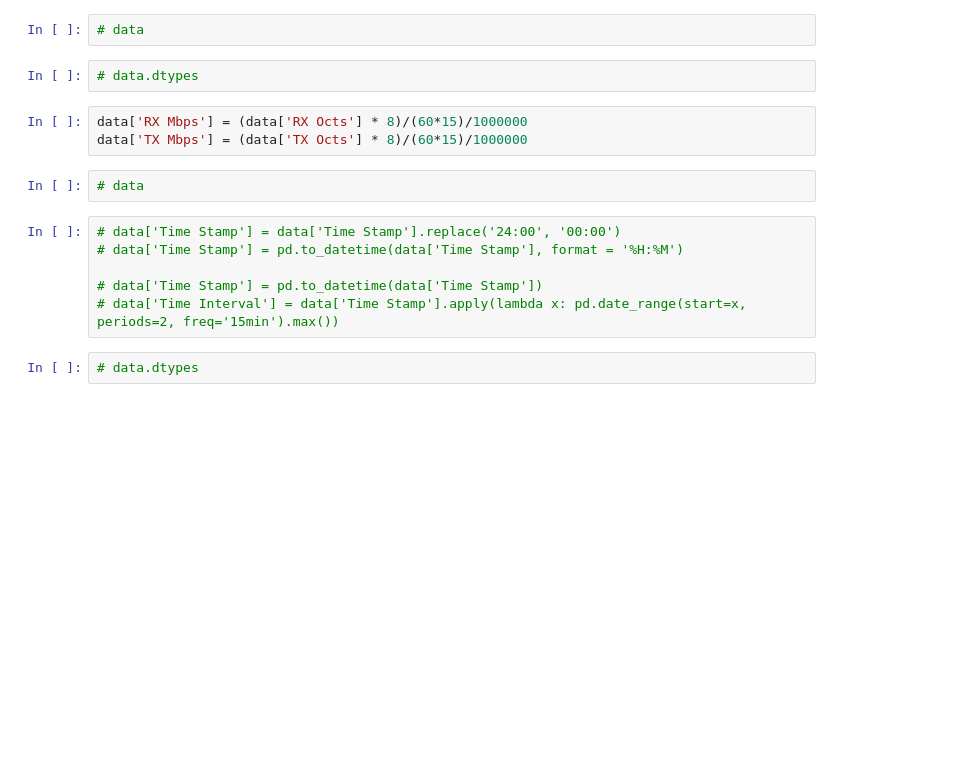
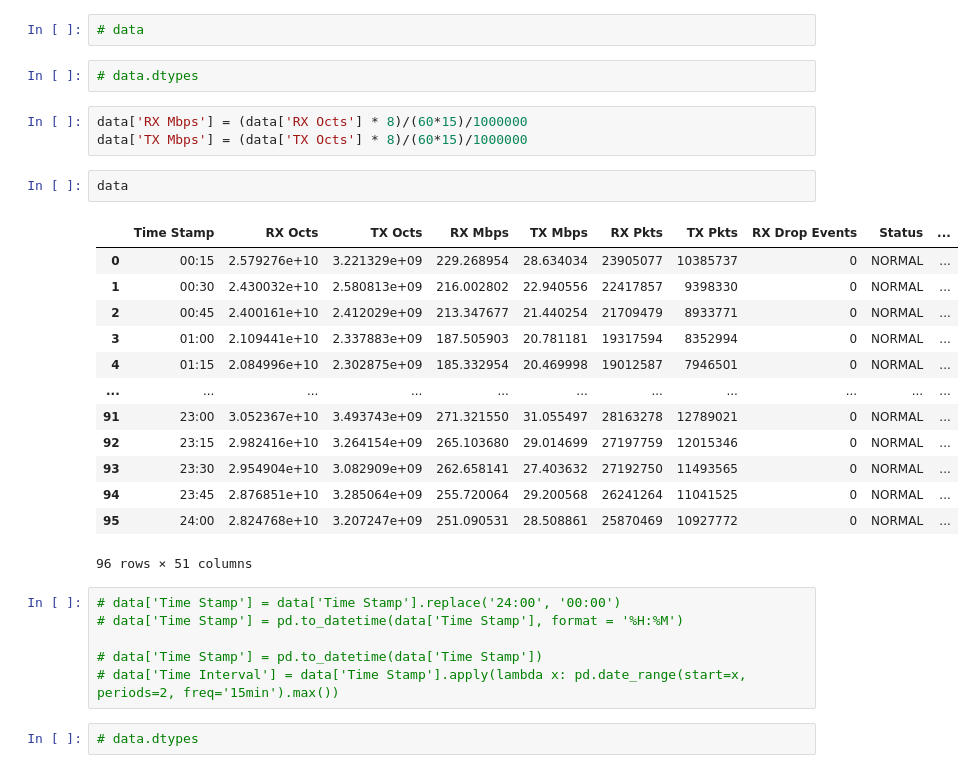
Before and after one commit to hanfx/rmon-utilization-graph, a Jupyter notebook: rmon.ipynb, the cells around one changed output. Saved outputs shown, nothing was run; the diff lists cells and outputs as text; blank space fills up the shorter version.

```diff
--- a/rmon.ipynb
+++ b/rmon.ipynb
@@ -55,8 +55,22 @@ data['TX Octs'] = data['TX Octs'].astype(float)
 # %%
 data['RX Mbps'] = (data['RX Octs'] * 8)/(60*15)/1000000
 data['TX Mbps'] = (data['TX Octs'] * 8)/(60*15)/1000000
-# %%
-# data
+# %%
+data
+# %% [output]
+|  | Time Stamp | RX Octs | TX Octs | RX Mbps | TX Mbps | RX Pkts | TX Pkts | RX Drop Events | Status | ... |
+| 0 | 00:15 | 2.579276e+10 | 3.221329e+09 | 229.268954 | 28.634034 | 23905077 | 10385737 | 0 | NORMAL | ... |
+| 1 | 00:30 | 2.430032e+10 | 2.580813e+09 | 216.002802 | 22.940556 | 22417857 | 9398330 | 0 | NORMAL | ... |
+| 2 | 00:45 | 2.400161e+10 | 2.412029e+09 | 213.347677 | 21.440254 | 21709479 | 8933771 | 0 | NORMAL | ... |
+| 3 | 01:00 | 2.109441e+10 | 2.337883e+09 | 187.505903 | 20.781181 | 19317594 | 8352994 | 0 | NORMAL | ... |
+| 4 | 01:15 | 2.084996e+10 | 2.302875e+09 | 185.332954 | 20.469998 | 19012587 | 7946501 | 0 | NORMAL | ... |
+| ... | ... | ... | ... | ... | ... | ... | ... | ... | ... | ... |
+| 91 | 23:00 | 3.052367e+10 | 3.493743e+09 | 271.321550 | 31.055497 | 28163278 | 12789021 | 0 | NORMAL | ... |
+| 92 | 23:15 | 2.982416e+10 | 3.264154e+09 | 265.103680 | 29.014699 | 27197759 | 12015346 | 0 | NORMAL | ... |
+| 93 | 23:30 | 2.954904e+10 | 3.082909e+09 | 262.658141 | 27.403632 | 27192750 | 11493565 | 0 | NORMAL | ... |
+| 94 | 23:45 | 2.876851e+10 | 3.285064e+09 | 255.720064 | 29.200568 | 26241264 | 11041525 | 0 | NORMAL | ... |
+| 95 | 24:00 | 2.824768e+10 | 3.207247e+09 | 251.090531 | 28.508861 | 25870469 | 10927772 | 0 | NORMAL | ... |
+96 rows × 51 columns
 # %%
 # data['Time Stamp'] = data['Time Stamp'].replace('24:00', '00:00')
 # data['Time Stamp'] = pd.to_datetime(data['Time Stamp'], format = '%H:%M')
```
Also changed, not shown: parts of 4 cells of this notebook, 2 other files.
